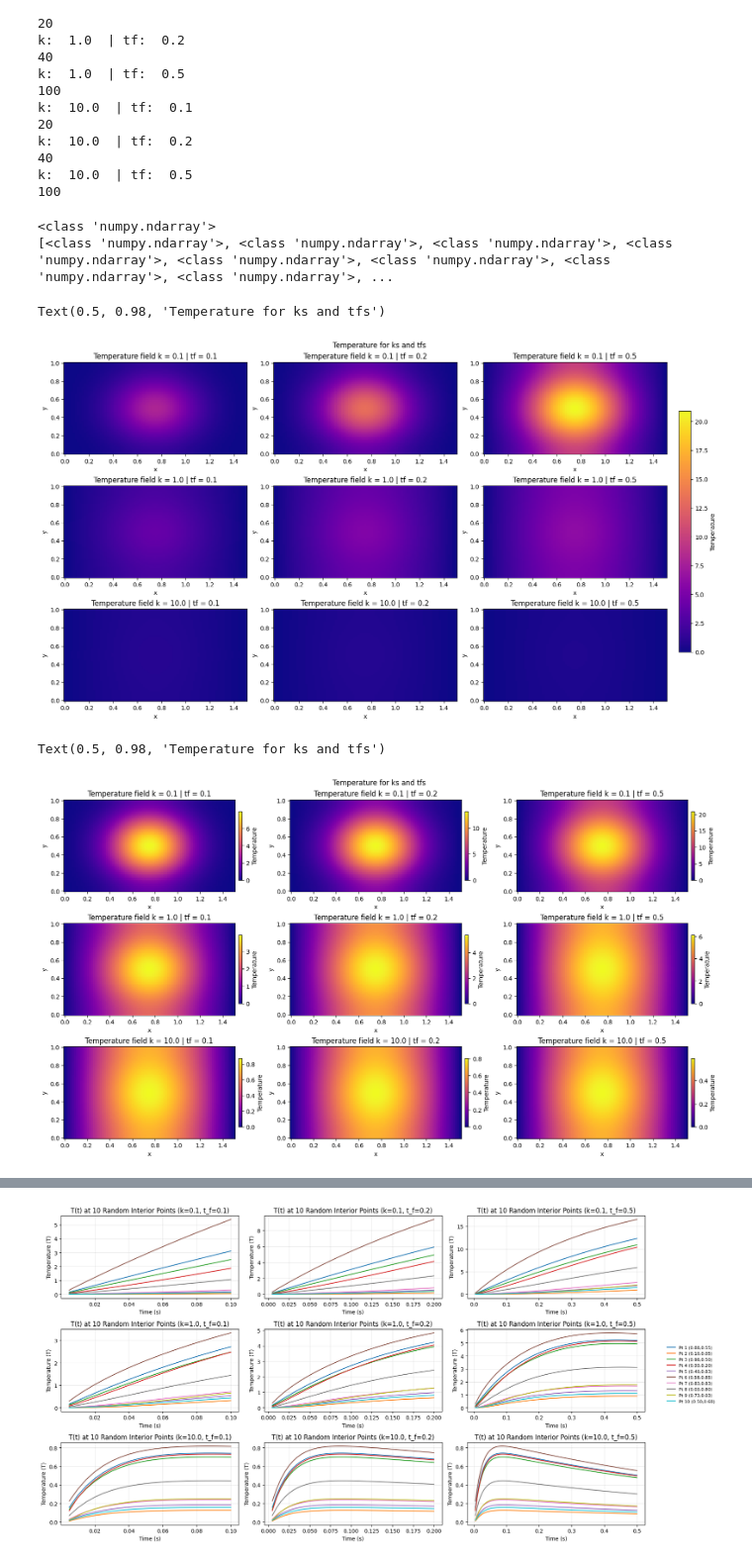
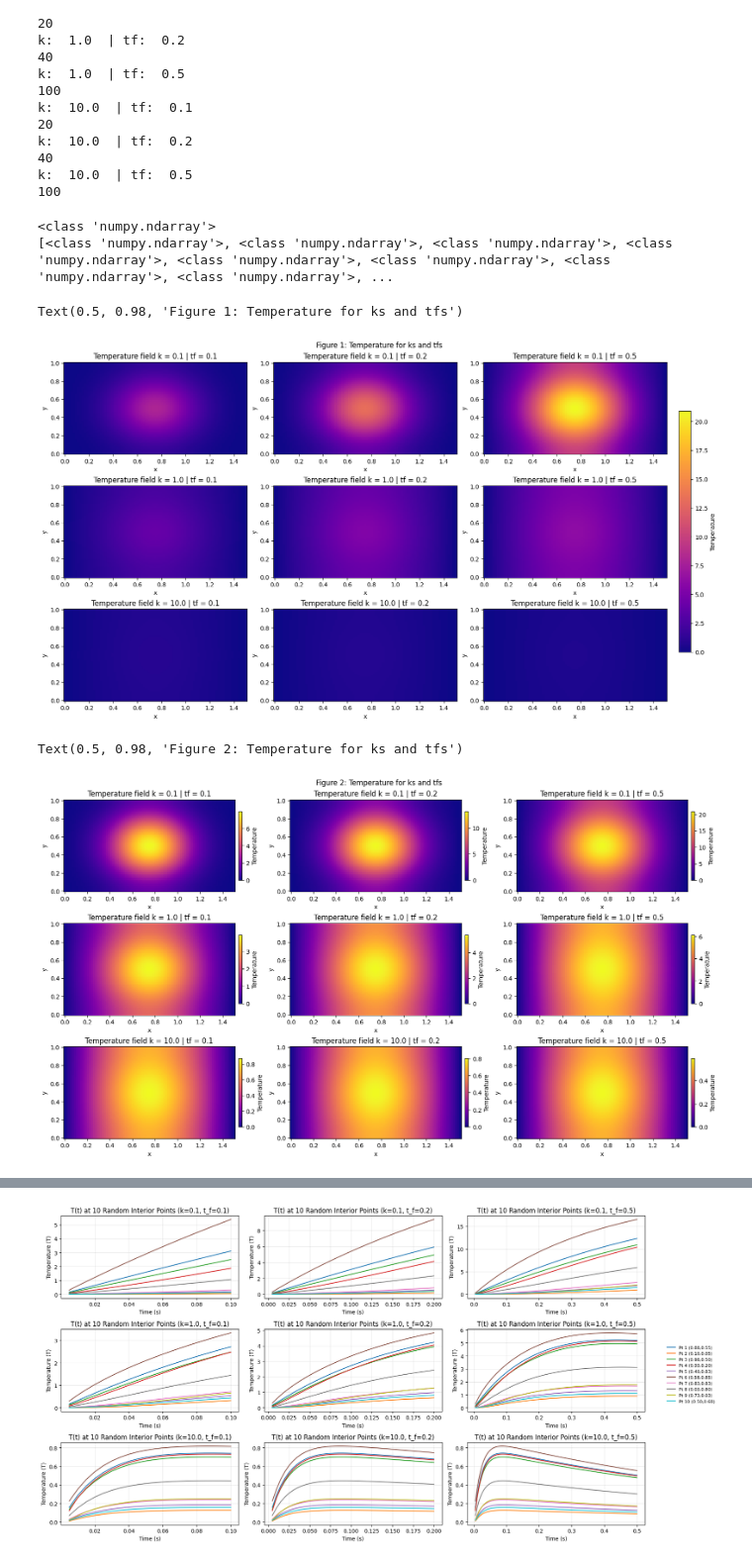
Before and after one commit to rachelBonanno/SciML_Assignment_2, a Jupyter notebook: fem2d_heat.ipynb, the cells around one changed output, grey strips where cells are left out. Shown at 99% size. Saved outputs shown, nothing was run; the diff lists cells and outputs as text; code cells hidden in the pictures.

```diff
--- a/fem2d_heat.ipynb
+++ b/fem2d_heat.ipynb
@@ -258,28 +260,28 @@ k:  10.0  | tf:  0.5
 # %%
 print(type(T_final))
 print([type(r[2]) for r in result_dict.values()])
 overall_min = min(r[2].min() for r in result_dict.values())
 overall_max = max(r[2].max() for r in result_dict.values())
 
 fig, axes = plt.subplots(len(ks), len(tfs), figsize=(16, 9), constrained_layout=True)
 
 for ik, k in enumerate(ks):
     for itf, tf in enumerate(tfs):
         # Quick plot
         ax = axes[ik, itf]
         X, Y = np.meshgrid(x, y)
         pc = ax.pcolormesh(X, Y, result_dict[(k, tf)][2], shading="auto", cmap="plasma", vmax=overall_max, vmin=overall_min)
         ax.set_xlabel("x"); ax.set_ylabel("y"); ax.set_title(f"Temperature field k = {k} | tf = {tf}")
 
 # Add a colorbar and overall title
 cbar = fig.colorbar(pc, ax=axes, orientation='vertical', fraction=.02, pad=.02)
 cbar.set_label("Temperature")
-plt.suptitle("Temperature for ks and tfs")
+plt.suptitle("Figure 1: Temperature for ks and tfs")
 # %% [output]
 <class 'numpy.ndarray'>
 [<class 'numpy.ndarray'>, <class 'numpy.ndarray'>, <class 'numpy.ndarray'>, <class 'numpy.ndarray'>, <class 'numpy.ndarray'>, <class 'numpy.ndarray'>, <class 'numpy.ndarray'>, <class 'numpy.ndarray'>, ...
-Text(0.5, 0.98, 'Temperature for ks and tfs')
+Text(0.5, 0.98, 'Figure 1: Temperature for ks and tfs')
-[figure, old version]
+[figure, new version]
 # %%
 fig, axes = plt.subplots(len(ks), len(tfs), figsize=(16, 9), constrained_layout=True)
 
@@ -295,8 +297,8 @@ for ik, k in enumerate(ks):
         # Add a colorbar and overall title
         cbar = fig.colorbar(pc, ax=ax, orientation='vertical', fraction=.02, pad=.02)
         cbar.set_label("Temperature")
-plt.suptitle("Temperature for ks and tfs")
+plt.suptitle("Figure 2: Temperature for ks and tfs")
 # %% [output]
-Text(0.5, 0.98, 'Temperature for ks and tfs')
+Text(0.5, 0.98, 'Figure 2: Temperature for ks and tfs')
-[figure, old version]
+[figure, new version]
 # %% [markdown]
```
Also changed, not shown: parts of 9 cells of this notebook.
